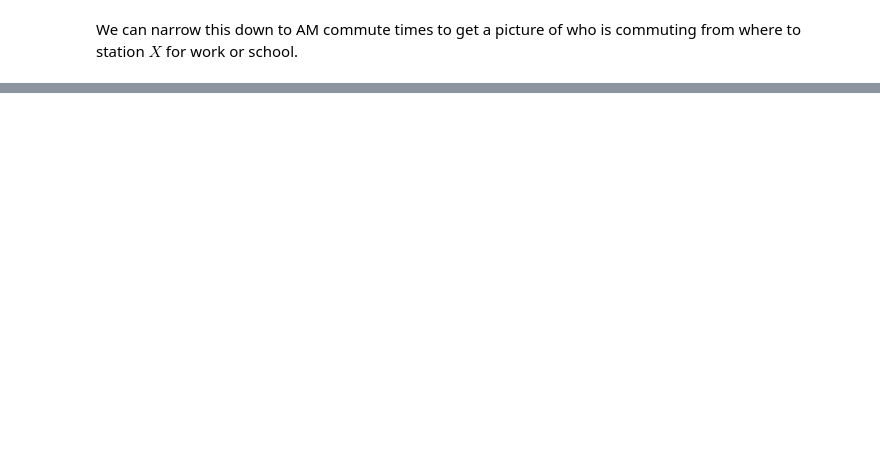
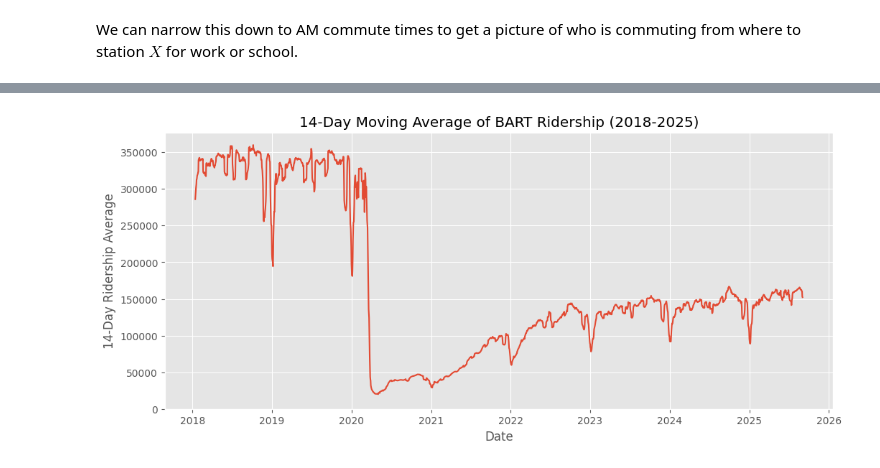
Before and after one commit to Hackquantumcpp/bart_ridership_analysis, a Jupyter notebook: 01-analysis.ipynb, the cells around one changed output, grey strips where cells are left out. Saved outputs shown, nothing was run; the diff lists cells and outputs as text; code cells hidden in the pictures; blank space fills up the shorter version.

```diff
--- a/01-analysis.ipynb
+++ b/01-analysis.ipynb
@@ -107,6 +137,9 @@ station_codes = {
 data['date'] = pd.to_datetime(data['date'])
 data['hour'] = data['hour'].astype(int)
 data['riders'] = data['riders'].astype(int)
+# %%
+full_data['hour'] = full_data['hour'].astype(int)
+full_data['riders'] = full_data['riders'].astype(int)
 # %%
 data['day_of_wk'] = data['date'].dt.day_name()
 data.head()
@@ -117,3 +150,6 @@ data.head()
 | 1 | 2023-01-01 | 0 | 12TH | 19TH | 2 | Sunday |
 | 2 | 2023-01-01 | 0 | 12TH | 24TH | 3 | Sunday |
 | 3 | 2023-01-01 | 0 | 12TH | ASHB | 2 | Sunday |
+# %%
+full_data['day_of_wk'] = full_data['date'].dt.day_name()
+full_data.head()
@@ -374,0 +443,3 @@ plt.xticks(rotation=90);
+# %%
+daily_riders_full = full_data.groupby(['date']).agg({'riders': 'sum'})# |.reset_index()
+daily_riders_full.head()
@@ -374,0 +454,5 @@ plt.xticks(rotation=90);
+# %%
+n = 14
+moving_avg_riders = daily_riders_full.rolling(n).mean()[n-1:].reset_index()
+daily_riders_full = daily_riders_full.reset_index()
+moving_avg_riders.head()
@@ -374,0 +466,9 @@ plt.xticks(rotation=90);
+# %%
+plt.figure(figsize=(12, 5))
+plt.plot(moving_avg_riders['date'], moving_avg_riders['riders'])
+plt.xlabel('Date')
+plt.ylabel('14-Day Ridership Average')
+plt.title('14-Day Moving Average of BART Ridership (2018-2025)')
+plt.ylim(bottom=0);
+# %% [output]
+[figure, added]
```
Also changed, not shown: parts of 26 cells of this notebook.
